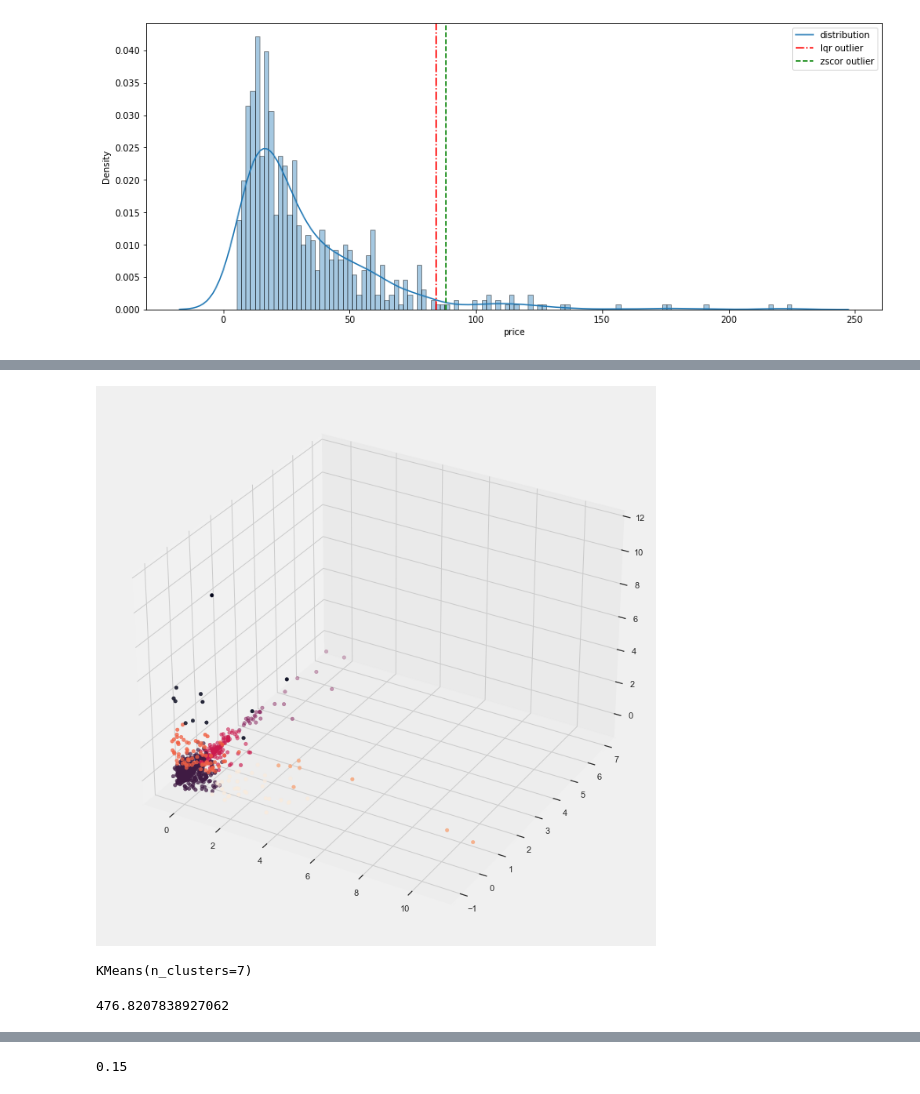
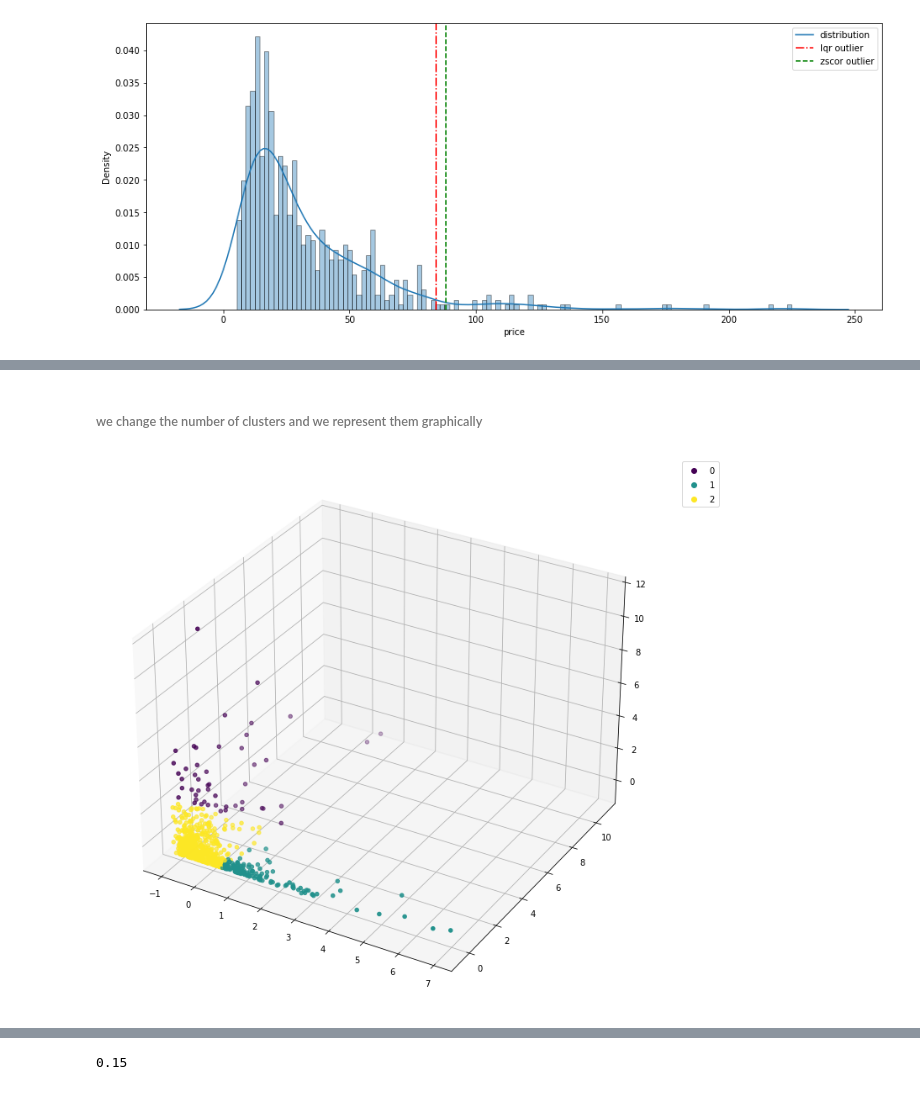
Before and after one commit to Asx11/wine-spirit, a Jupyter notebook: wine_spirit.ipynb, the cells around one changed output, grey strips where cells are left out. Saved outputs shown, nothing was run; the diff lists cells and outputs as text; code cells hidden in the pictures.

```diff
--- a/wine_spirit.ipynb
+++ b/wine_spirit.ipynb
@@ -564,5 +617,5 @@ plt.scatter(x[z >0], y[z >0],c = 'green', alpha=0.5)
 # %%
-col= ['total_sales','price', 'stock_quantity']
-Y1 = fusion_all[col]
+col= ['price', 'total_sales', 'stock_quantity']
+data = fusion_all[col]
 scaler = StandardScaler()
-fusion_scaled = scaler.fit_transform(Y1)
+fusion_scaled = scaler.fit_transform(data)
@@ -573,15 +665,13 @@ pred = kmeans.predict(fusion_scaled)
+# %% [markdown]
+###### we change the number of clusters and we represent them graphically
+# %%
+kmeans1 = KMeans(n_clusters=3, n_init=10, init='k-means++').fit(fusion_scaled)
+pred1 = kmeans1.predict(fusion_scaled)
 # %%
 fig = plt.figure(figsize=(27, 12))
 ax = fig.add_subplot(111, projection='3d')
-ax.scatter(fusion_scaled[:,0], fusion_scaled[:,1], fusion_scaled[:,2], c=pred)
+sb=ax.scatter(fusion_scaled[:,0], fusion_scaled[:,1], fusion_scaled[:,2], c=pred1)
+plt.legend(*sb.legend_elements(), bbox_to_anchor=(1.05, 1), loc=2)
 plt.show()
 # %% [output]
-[figure, old version]
+[figure, new version]
-# %%
-kmeans.fit(fusion_scaled)
-# %% [output]
-KMeans(n_clusters=7)
-# %%
-kmeans.inertia_
-# %% [output]
-476.8207838927062
```
Also changed, not shown: parts of 85 cells of this notebook.
